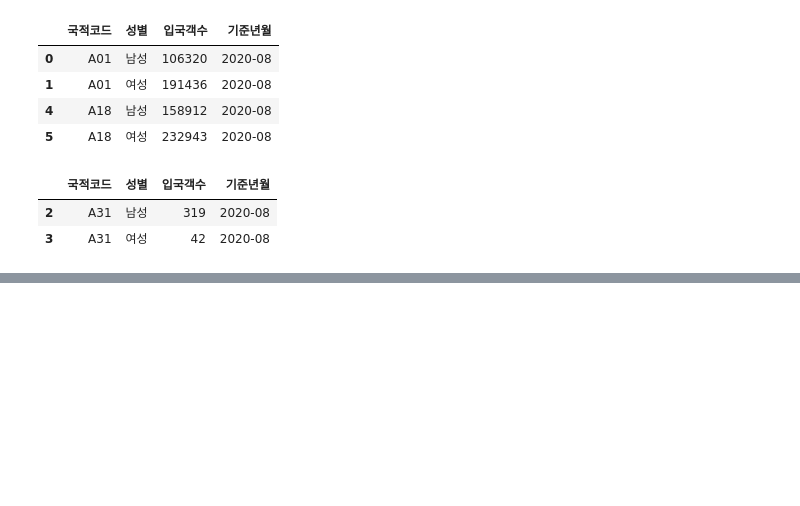
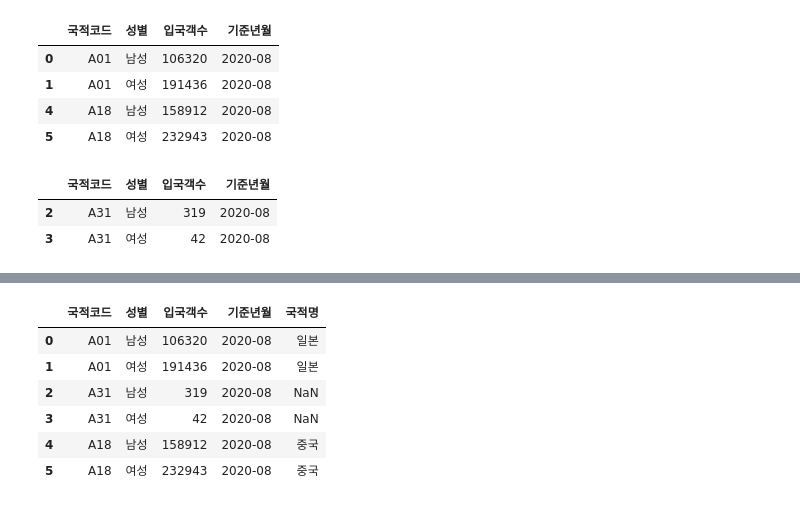
Before and after one commit to YJLi1029/Data, a Jupyter notebook: jupyter_note/pandas_prac.ipynb, the cells around one changed output, grey strips where cells are left out. Cells and saved outputs as stored; diff of their text form; code cells hidden in the pictures; blank space fills up the shorter version.

```diff
--- a/jupyter_note/pandas_prac.ipynb
+++ b/jupyter_note/pandas_prac.ipynb
@@ -177,0 +201,15 @@ sample_1[condition3==False] #위 경우를 제외한 것을 출력하고 싶을
+# %%
+sample_1_code=pd.merge(left=sample_1, #merge는 자료를 가로로 합친다.
+                        right=code_master, # 오른쪽은 code_master
+                        how='left', # 왼쪽 테이블을 기준으로 두 테이블을 결합
+                        left_on='국적코드', # 왼쪽 테이블의 기준 칼럼은 국적코드
+                        right_on='국적코드') # 오른쪽 테이블의 기준 칼럼은 국적코드
+sample_1_code # 국적코드가 A31인 경우 국적명이 NaN으로 나온다. code_master에는 해당하는 자료가 없기 때문.
+# %% [output]
+|  | 국적코드 | 성별 | 입국객수 | 기준년월 | 국적명 |
+| 0 | A01 | 남성 | 106320 | 2020-08 | 일본 |
+| 1 | A01 | 여성 | 191436 | 2020-08 | 일본 |
+| 2 | A31 | 남성 | 319 | 2020-08 | NaN |
+| 3 | A31 | 여성 | 42 | 2020-08 | NaN |
+| 4 | A18 | 남성 | 158912 | 2020-08 | 중국 |
+| 5 | A18 | 여성 | 232943 | 2020-08 | 중국 |
```
Also changed, not shown: parts of 8 cells of this notebook, 1 other file.
